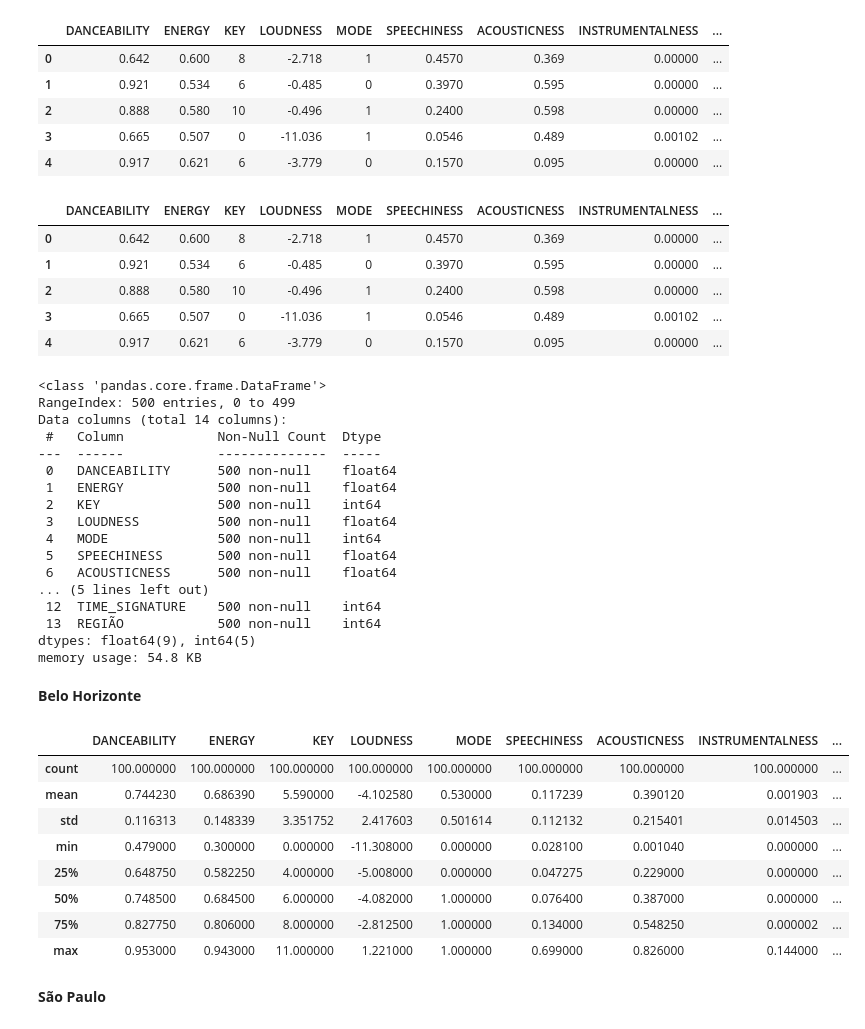
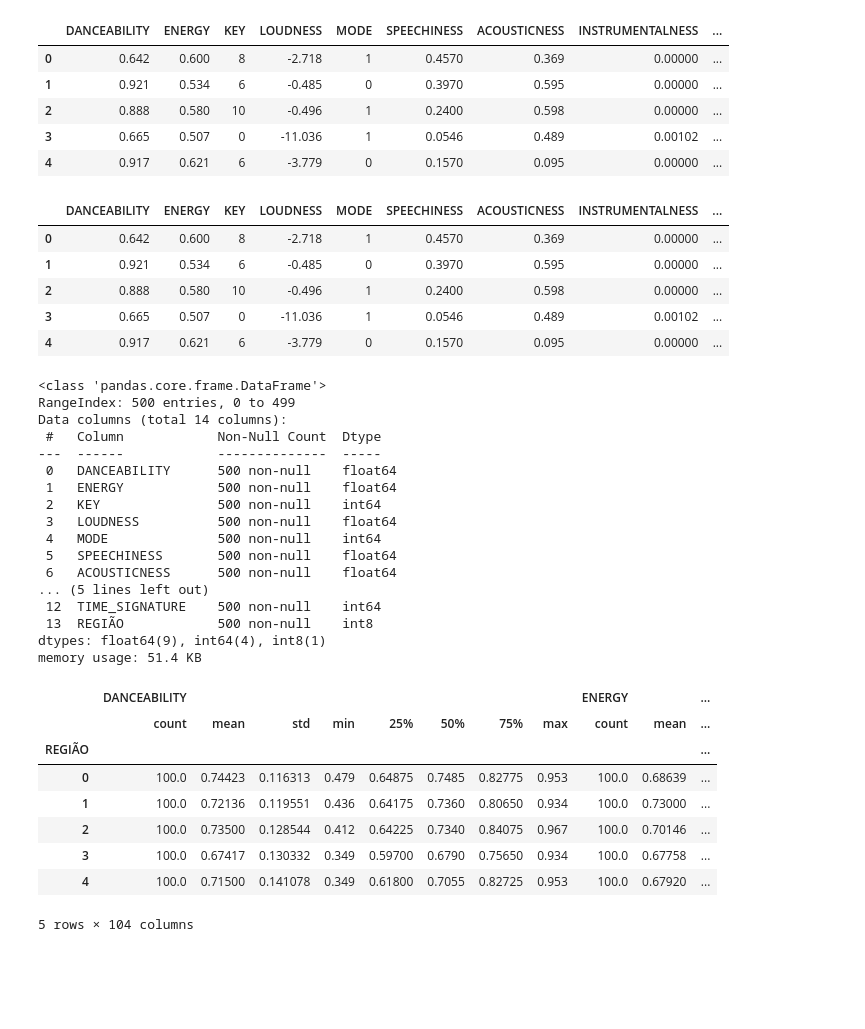
Before and after one commit to Eric-Mendes/spotify-charts, a Jupyter notebook: data_analyses.ipynb, the cells around one changed output. Saved outputs shown, nothing was run; the diff lists cells and outputs as text; code cells hidden in the pictures; blank space fills up the shorter version.

```diff
--- a/data_analyses.ipynb
+++ b/data_analyses.ipynb
@@ -23,37 +25,18 @@ df.head()
 | 2 | 0.888 | 0.580 | 10 | -0.496 | 1 | 0.2400 | 0.598 | 0.00000 | ... |
 | 3 | 0.665 | 0.507 | 0 | -11.036 | 1 | 0.0546 | 0.489 | 0.00102 | ... |
 | 4 | 0.917 | 0.621 | 6 | -3.779 | 0 | 0.1570 | 0.095 | 0.00000 | ... |
-# %%
-# mapeando cada região para um número para melhor análise
-
-def map_region_to_number(region):
-  if region == "BELO HORIZONTE":
-    return 0
-
-  elif region == "SÃO PAULO":
-    return 1
-
-  elif region == "CURITIBA":
-    return 2
-
-  elif region == "BRASÍLIA":
-    return 3
-
-  elif region == "RIO DE JANEIRO":
-    return 4
-
-
-regions = list(df['REGIÃO'])
-df['REGIÃO'] = list(map(map_region_to_number, regions))
-
-df.head()
-# %% [output]
-|  | DANCEABILITY | ENERGY | KEY | LOUDNESS | MODE | SPEECHINESS | ACOUSTICNESS | INSTRUMENTALNESS | ... |
-| 0 | 0.642 | 0.600 | 8 | -2.718 | 1 | 0.4570 | 0.369 | 0.00000 | ... |
-| 1 | 0.921 | 0.534 | 6 | -0.485 | 0 | 0.3970 | 0.595 | 0.00000 | ... |
-| 2 | 0.888 | 0.580 | 10 | -0.496 | 1 | 0.2400 | 0.598 | 0.00000 | ... |
-| 3 | 0.665 | 0.507 | 0 | -11.036 | 1 | 0.0546 | 0.489 | 0.00102 | ... |
-| 4 | 0.917 | 0.621 | 6 | -3.779 | 0 | 0.1570 | 0.095 | 0.00000 | ... |
+# %%
+# Mapeando cada região para um número para melhor análise
+df['REGIÃO'] = df['REGIÃO'].astype('category').cat.codes
+
+df.head()
+# %% [output]
+|  | DANCEABILITY | ENERGY | KEY | LOUDNESS | MODE | SPEECHINESS | ACOUSTICNESS | INSTRUMENTALNESS | ... |
+| 0 | 0.642 | 0.600 | 8 | -2.718 | 1 | 0.4570 | 0.369 | 0.00000 | ... |
+| 1 | 0.921 | 0.534 | 6 | -0.485 | 0 | 0.3970 | 0.595 | 0.00000 | ... |
+| 2 | 0.888 | 0.580 | 10 | -0.496 | 1 | 0.2400 | 0.598 | 0.00000 | ... |
+| 3 | 0.665 | 0.507 | 0 | -11.036 | 1 | 0.0546 | 0.489 | 0.00102 | ... |
+| 4 | 0.917 | 0.621 | 6 | -3.779 | 0 | 0.1570 | 0.095 | 0.00000 | ... |
 # %%
 df.info()
 # %% [output]
@@ -71,22 +54,18 @@ Data columns (total 14 columns):
  6   ACOUSTICNESS      500 non-null    float64
 ... (5 lines left out)
  12  TIME_SIGNATURE    500 non-null    int64
- 13  REGIÃO            500 non-null    int64
-dtypes: float64(9), int64(5)
-memory usage: 54.8 KB
+ 13  REGIÃO            500 non-null    int8
+dtypes: float64(9), int64(4), int8(1)
+memory usage: 51.4 KB
-# %% [markdown]
-**Belo Horizonte**
 # %%
-df.loc[df['REGIÃO'] == 0].describe()
+df.groupby(by="REGIÃO").describe()
 # %% [output]
-|  | DANCEABILITY | ENERGY | KEY | LOUDNESS | MODE | SPEECHINESS | ACOUSTICNESS | INSTRUMENTALNESS | ... |
-| count | 100.000000 | 100.000000 | 100.000000 | 100.000000 | 100.000000 | 100.000000 | 100.000000 | 100.000000 | ... |
-| mean | 0.744230 | 0.686390 | 5.590000 | -4.102580 | 0.530000 | 0.117239 | 0.390120 | 0.001903 | ... |
-| std | 0.116313 | 0.148339 | 3.351752 | 2.417603 | 0.501614 | 0.112132 | 0.215401 | 0.014503 | ... |
-| min | 0.479000 | 0.300000 | 0.000000 | -11.308000 | 0.000000 | 0.028100 | 0.001040 | 0.000000 | ... |
-| 25% | 0.648750 | 0.582250 | 4.000000 | -5.008000 | 0.000000 | 0.047275 | 0.229000 | 0.000000 | ... |
-| 50% | 0.748500 | 0.684500 | 6.000000 | -4.082000 | 1.000000 | 0.076400 | 0.387000 | 0.000000 | ... |
-| 75% | 0.827750 | 0.806000 | 8.000000 | -2.812500 | 1.000000 | 0.134000 | 0.548250 | 0.000002 | ... |
-| max | 0.953000 | 0.943000 | 11.000000 | 1.221000 | 1.000000 | 0.699000 | 0.826000 | 0.144000 | ... |
+|  | DANCEABILITY |  |  |  |  |  |  |  | ENERGY |  | ... |
+|  | count | mean | std | min | 25% | 50% | 75% | max | count | mean | ... |
+| REGIÃO |  |  |  |  |  |  |  |  |  |  | ... |
+| 0 | 100.0 | 0.74423 | 0.116313 | 0.479 | 0.64875 | 0.7485 | 0.82775 | 0.953 | 100.0 | 0.68639 | ... |
+| 1 | 100.0 | 0.72136 | 0.119551 | 0.436 | 0.64175 | 0.7360 | 0.80650 | 0.934 | 100.0 | 0.73000 | ... |
+| 2 | 100.0 | 0.73500 | 0.128544 | 0.412 | 0.64225 | 0.7340 | 0.84075 | 0.967 | 100.0 | 0.70146 | ... |
+| 3 | 100.0 | 0.67417 | 0.130332 | 0.349 | 0.59700 | 0.6790 | 0.75650 | 0.934 | 100.0 | 0.67758 | ... |
+| 4 | 100.0 | 0.71500 | 0.141078 | 0.349 | 0.61800 | 0.7055 | 0.82725 | 0.953 | 100.0 | 0.67920 | ... |
+5 rows × 104 columns
-# %% [markdown]
-**São Paulo**
```
Also changed, not shown: parts of 8 cells of this notebook.
